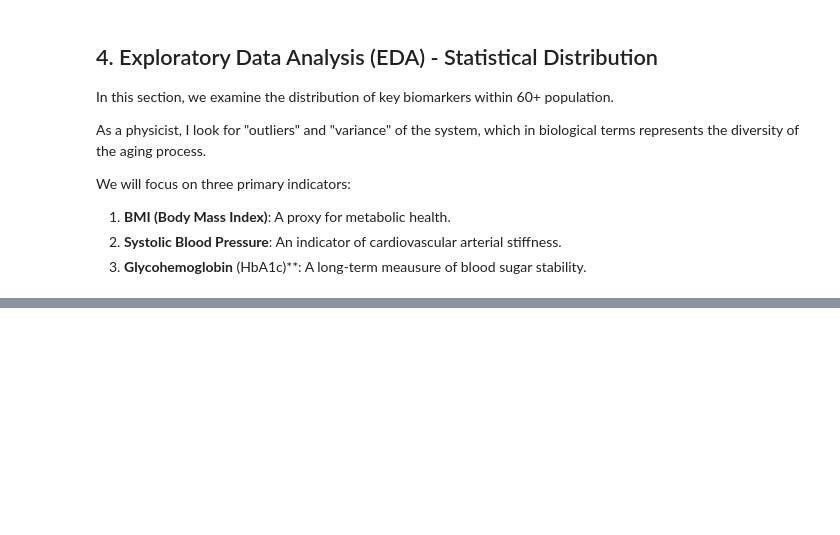
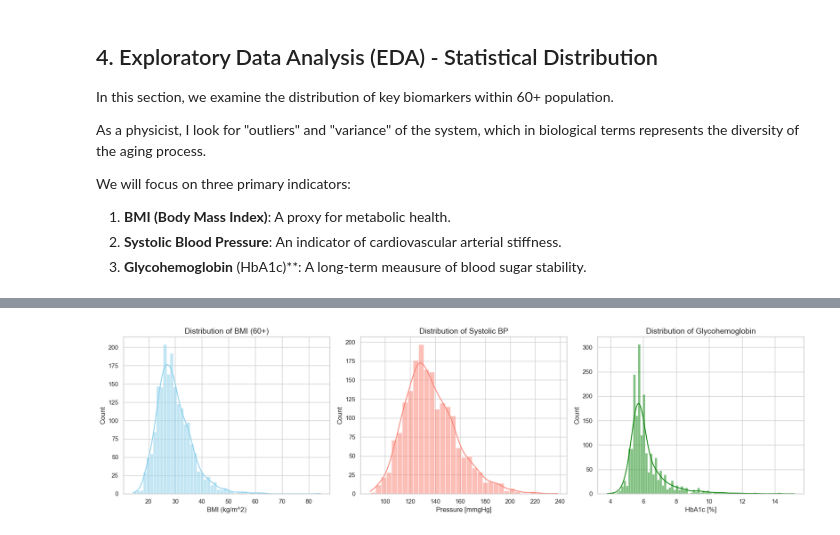
Before and after one commit to josealvarezbustamante/silver-economy-longevity, a Jupyter notebook: aging_resilience_analysis.ipynb, the cells around one changed output, grey strips where cells are left out. Drawn from its saved outputs; the diff is of its cells as text; code cells hidden in the pictures; blank space fills up the shorter version.

Commit message:
Add plot interpretation and prepare feature for ML classification

```diff
--- a/aging_resilience_analysis.ipynb
+++ b/aging_resilience_analysis.ipynb
@@ -91,0 +98,27 @@ KeyError: "['BodyMassIndex', 'SystolicBloodPressure'] not in index"
+# %%
+# Creating a distribution panel with corrected columns names
+
+fig, axes = plt.subplots(1, 3, figsize=(18, 5))
+
+# 1. BMI Distribution
+# Note: Using the validation name 'BodyMassIndexKgm2'
+sns.histplot(silver_df['BodyMassIndexKgm2'], kde=True, ax=axes[0], color='skyblue')
+axes[0].set_title('Distribution of BMI (60+)', fontsize=14)
+axes[0].set_xlabel('BMI (kg/m^2)')
+
+# 2. Systolic BP Distribution
+# Note: Using the mean column we just created
+sns.histplot(silver_df['SystolicBloodPressure'], kde=True, ax=axes[1], color='salmon')
+axes[1].set_title('Distribution of Systolic BP', fontsize=14)
+axes[1].set_xlabel('Pressure [mmgHg]')
+
+# 3. HbA1c Distribution
+
+sns.histplot(silver_df['Glycohemoglobin'], kde=True, ax=axes[2], color = 'green')
+axes[2].set_title('Distribution of Glycohemoglobin', fontsize=14)
+axes[2].set_xlabel('HbA1c [%]')
+
+plt.tight_layout()
+plt.show()
+# %% [output]
+[figure, added]
```
Also changed, not shown: parts of 7 cells of this notebook.
